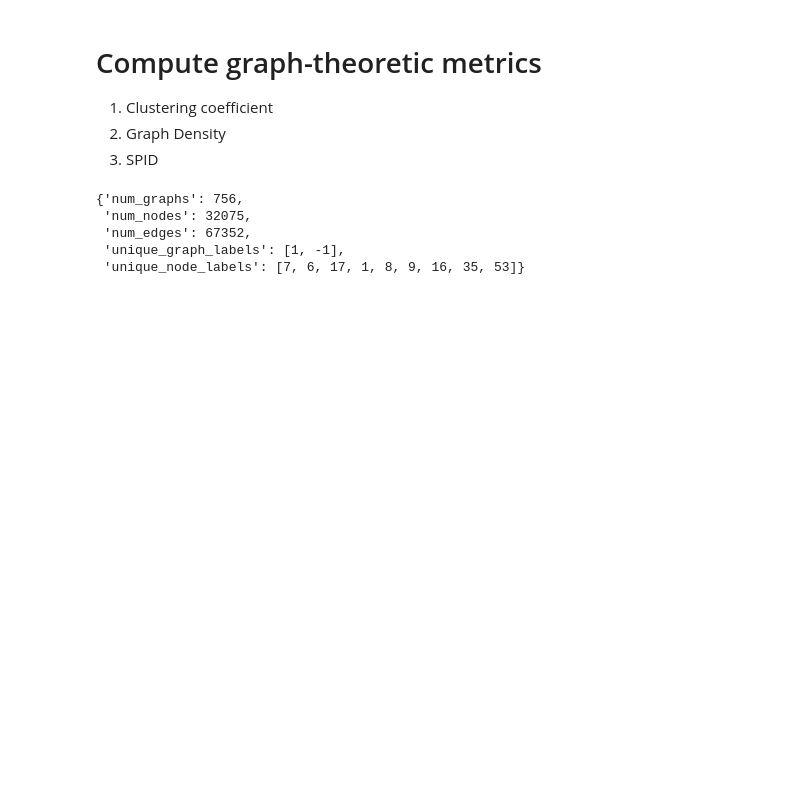
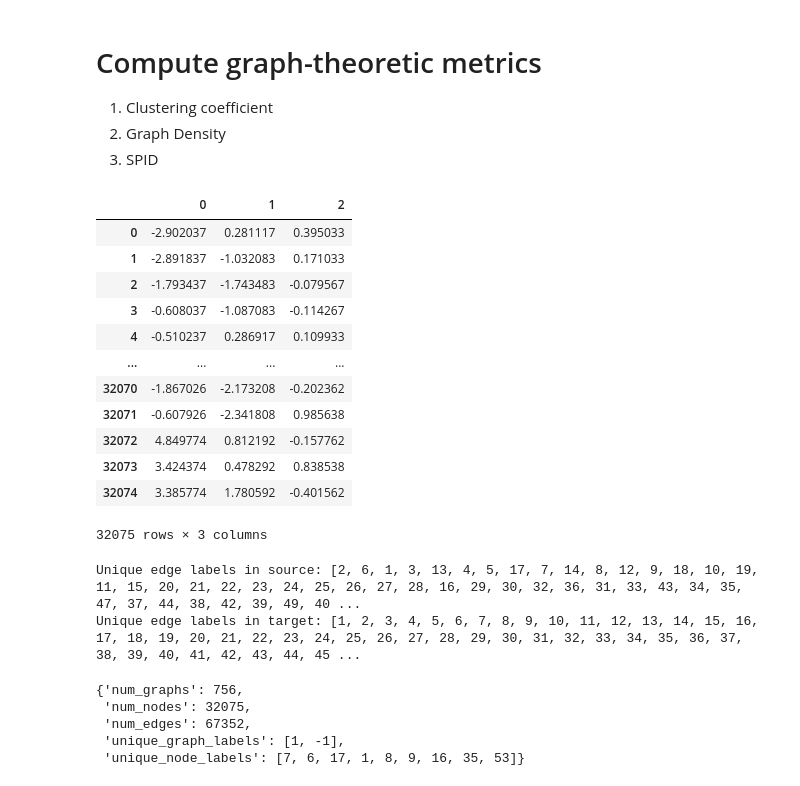
Before and after one commit to ge96lip/SPID-in-Molecular-Graphs, a Jupyter notebook: graph_theoretical.ipynb, the cells around one changed output. Cells and saved outputs as stored; diff of their text form; code cells hidden in the pictures; blank space fills up the shorter version.

```diff
--- a/graph_theoretical.ipynb
+++ b/graph_theoretical.ipynb
@@ -21,6 +21,30 @@ node_attributes = pd.read_csv(os.path.join(inner_dir, 'DHFR_node_attributes.txt'
 node_labels = pd.read_csv(os.path.join(inner_dir, 'DHFR_node_labels.txt'), header=None)
 graph_indicator = pd.read_csv(os.path.join(inner_dir, 'DHFR_graph_indicator.txt'), header=None)
 graph_labels = pd.read_csv(os.path.join(inner_dir, 'DHFR_graph_labels.txt'), header=None)
+# %%
+node_attributes
+# %% [output]
+|  | 0 | 1 | 2 |
+| 0 | -2.902037 | 0.281117 | 0.395033 |
+| 1 | -2.891837 | -1.032083 | 0.171033 |
+| 2 | -1.793437 | -1.743483 | -0.079567 |
+| 3 | -0.608037 | -1.087083 | -0.114267 |
+| 4 | -0.510237 | 0.286917 | 0.109933 |
+| ... | ... | ... | ... |
+| 32070 | -1.867026 | -2.173208 | -0.202362 |
+| 32071 | -0.607926 | -2.341808 | 0.985638 |
+| 32072 | 4.849774 | 0.812192 | -0.157762 |
+| 32073 | 3.424374 | 0.478292 | 0.838538 |
+| 32074 | 3.385774 | 1.780592 | -0.401562 |
+32075 rows × 3 columns
+# %%
+unique_edge_labels_srd =  edge_list['source'].unique().tolist()
+unique_edge_labels_target =  edge_list['target'].unique().tolist()
+print("Unique edge labels in source:", unique_edge_labels_srd)
+print("Unique edge labels in target:", unique_edge_labels_target)
+# %% [output]
+Unique edge labels in source: [2, 6, 1, 3, 13, 4, 5, 17, 7, 14, 8, 12, 9, 18, 10, 19, 11, 15, 20, 21, 22, 23, 24, 25, 26, 27, 28, 16, 29, 30, 32, 36, 31, 33, 43, 34, 35, 47, 37, 44, 38, 42, 39, 49, 40 ...
+Unique edge labels in target: [1, 2, 3, 4, 5, 6, 7, 8, 9, 10, 11, 12, 13, 14, 15, 16, 17, 18, 19, 20, 21, 22, 23, 24, 25, 26, 27, 28, 29, 30, 31, 32, 33, 34, 35, 36, 37, 38, 39, 40, 41, 42, 43, 44, 45 ...
 # %%
 # Rename for clarity
 edge_list.columns = ['source', 'target']
```
Also changed, not shown: 1 other file.
